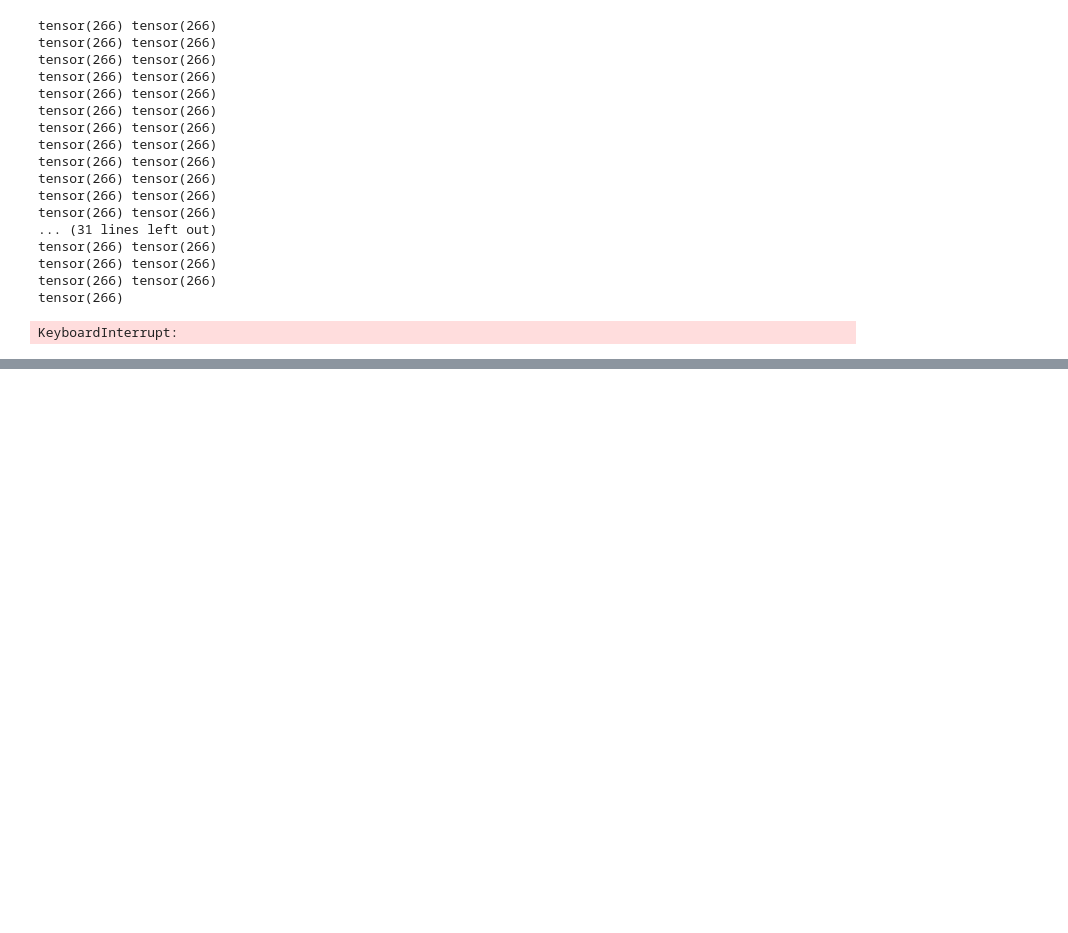
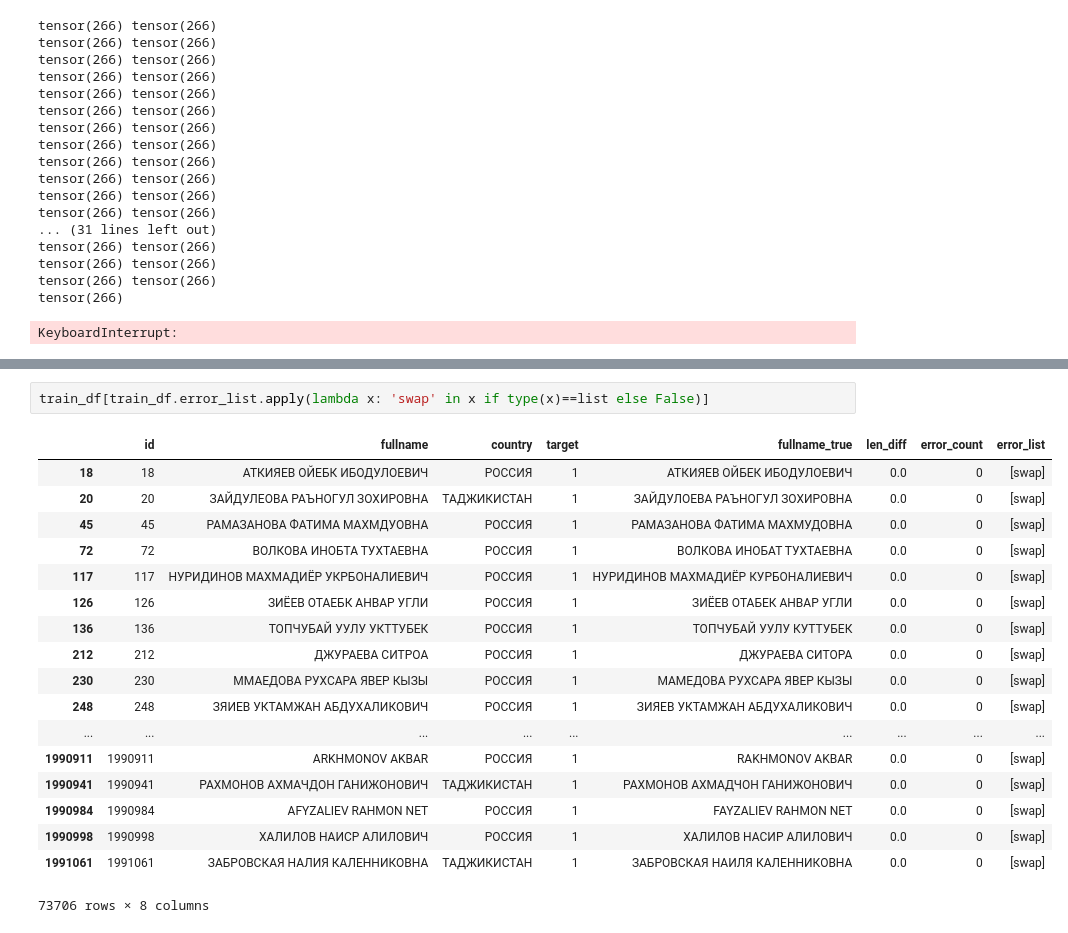
Before and after one commit to snakers4/cft-contest-2018, a Jupyter notebook: src/cft_name.ipynb, the cells around one changed output, grey strips where cells are left out. Drawn from its saved outputs; the diff is of its cells as text; blank space fills up the shorter version.

```diff
--- a/src/cft_name.ipynb
+++ b/src/cft_name.ipynb
@@ -1041,0 +1551,21 @@ KeyboardInterrupt:
+# %%
+train_df[train_df.error_list.apply(lambda x: 'swap' in x if type(x)==list else False)]
+# %% [output]
+|  | id | fullname | country | target | fullname_true | len_diff | error_count | error_list |
+| 18 | 18 | АТКИЯЕВ ОЙЕБК ИБОДУЛОЕВИЧ | РОССИЯ | 1 | АТКИЯЕВ ОЙБЕК ИБОДУЛОЕВИЧ | 0.0 | 0 | [swap] |
+| 20 | 20 | ЗАЙДУЛЕОВА РАЪНОГУЛ ЗОХИРОВНА | ТАДЖИКИСТАН | 1 | ЗАЙДУЛОЕВА РАЪНОГУЛ ЗОХИРОВНА | 0.0 | 0 | [swap] |
+| 45 | 45 | РАМАЗАНОВА ФАТИМА МАХМДУОВНА | РОССИЯ | 1 | РАМАЗАНОВА ФАТИМА МАХМУДОВНА | 0.0 | 0 | [swap] |
+| 72 | 72 | ВОЛКОВА ИНОБТА ТУХТАЕВНА | РОССИЯ | 1 | ВОЛКОВА ИНОБАТ ТУХТАЕВНА | 0.0 | 0 | [swap] |
+| 117 | 117 | НУРИДИНОВ МАХМАДИЁР УКРБОНАЛИЕВИЧ | РОССИЯ | 1 | НУРИДИНОВ МАХМАДИЁР КУРБОНАЛИЕВИЧ | 0.0 | 0 | [swap] |
+| 126 | 126 | ЗИЁЕВ ОТАЕБК АНВАР УГЛИ | РОССИЯ | 1 | ЗИЁЕВ ОТАБЕК АНВАР УГЛИ | 0.0 | 0 | [swap] |
+| 136 | 136 | ТОПЧУБАЙ УУЛУ УКТТУБЕК | РОССИЯ | 1 | ТОПЧУБАЙ УУЛУ КУТТУБЕК | 0.0 | 0 | [swap] |
+| 212 | 212 | ДЖУРАЕВА СИТРОА | РОССИЯ | 1 | ДЖУРАЕВА СИТОРА | 0.0 | 0 | [swap] |
+| 230 | 230 | ММАЕДОВА РУХСАРА ЯВЕР КЫЗЫ | РОССИЯ | 1 | МАМЕДОВА РУХСАРА ЯВЕР КЫЗЫ | 0.0 | 0 | [swap] |
+| 248 | 248 | ЗЯИЕВ УКТАМЖАН АБДУХАЛИКОВИЧ | РОССИЯ | 1 | ЗИЯЕВ УКТАМЖАН АБДУХАЛИКОВИЧ | 0.0 | 0 | [swap] |
+| ... | ... | ... | ... | ... | ... | ... | ... | ... |
+| 1990911 | 1990911 | ARKHMONOV AKBAR | РОССИЯ | 1 | RAKHMONOV AKBAR | 0.0 | 0 | [swap] |
+| 1990941 | 1990941 | РАХМОНОВ АХМАЧДОН ГАНИЖОНОВИЧ | ТАДЖИКИСТАН | 1 | РАХМОНОВ АХМАДЧОН ГАНИЖОНОВИЧ | 0.0 | 0 | [swap] |
+| 1990984 | 1990984 | AFYZALIEV RAHMON NET | РОССИЯ | 1 | FAYZALIEV RAHMON NET | 0.0 | 0 | [swap] |
+| 1990998 | 1990998 | ХАЛИЛОВ НАИСР АЛИЛОВИЧ | РОССИЯ | 1 | ХАЛИЛОВ НАСИР АЛИЛОВИЧ | 0.0 | 0 | [swap] |
+| 1991061 | 1991061 | ЗАБРОВСКАЯ НАЛИЯ КАЛЕННИКОВНА | ТАДЖИКИСТАН | 1 | ЗАБРОВСКАЯ НАИЛЯ КАЛЕННИКОВНА | 0.0 | 0 | [swap] |
+73706 rows × 8 columns
```
Also changed, not shown: parts of 67 cells of this notebook, 4 other files.
